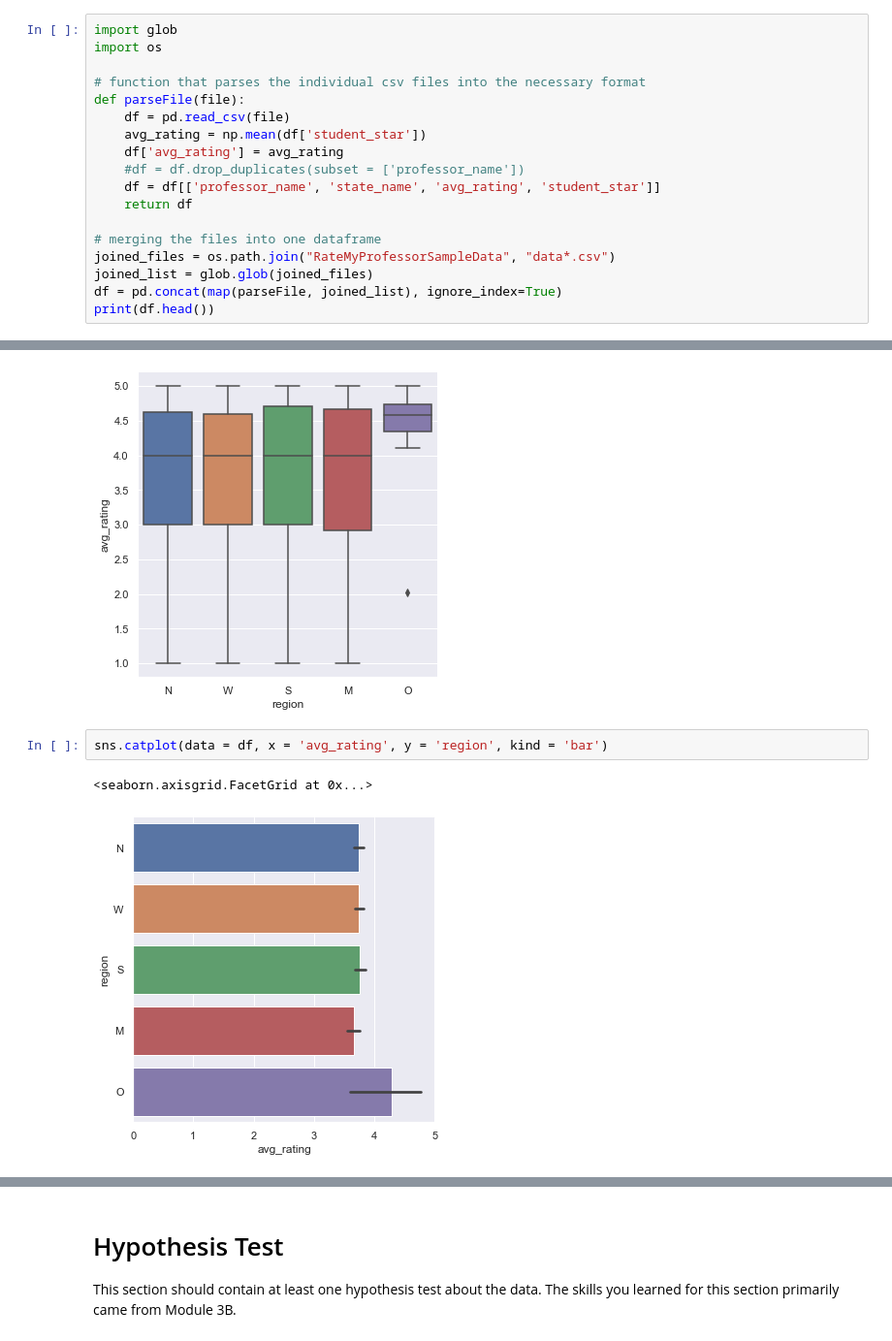
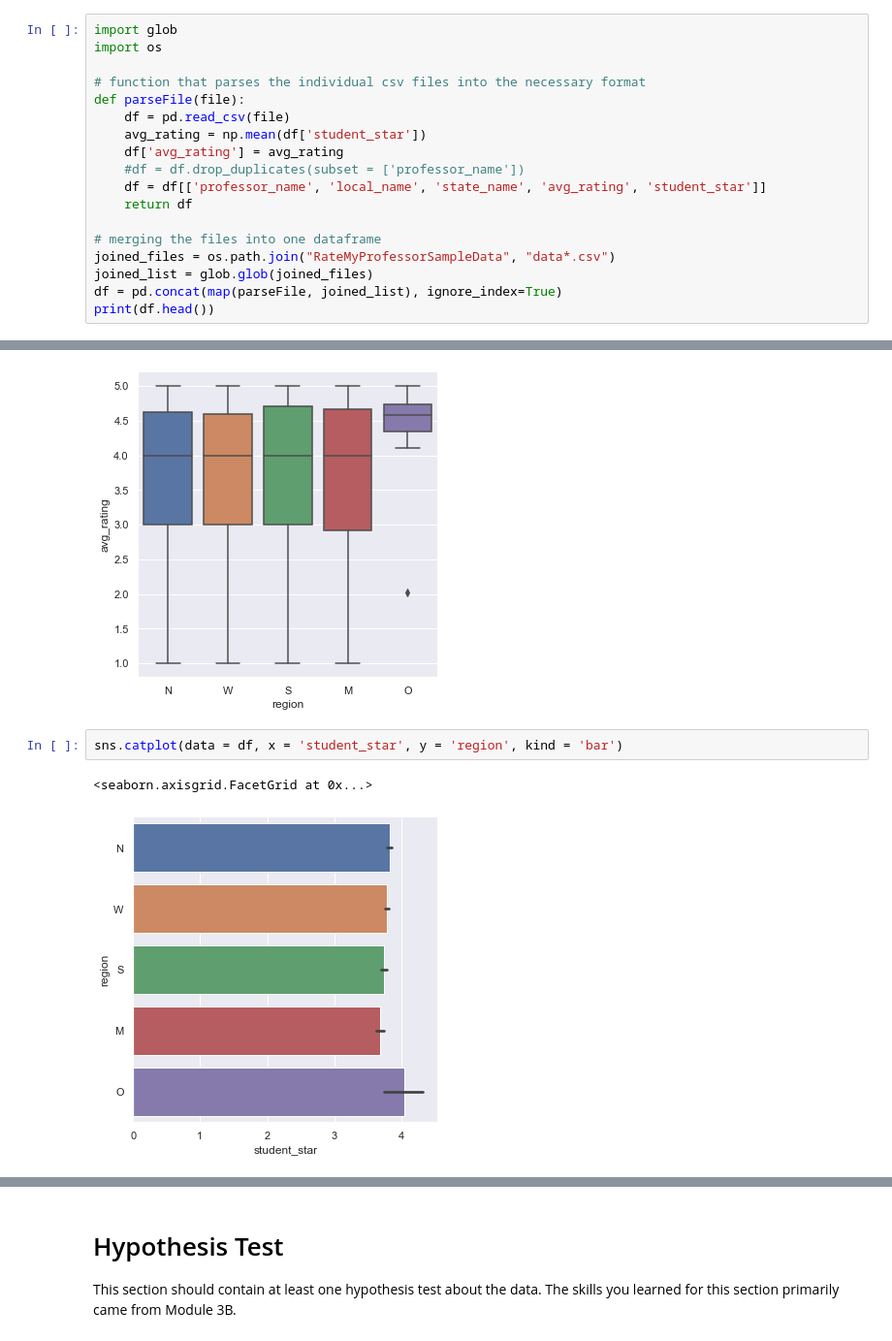
Before and after one commit to psuedoche/rateProfProject, a Jupyter notebook: final-perform.ipynb, the cells around one changed output, grey strips where cells are left out. Shown at 97% size. Drawn from its saved outputs; the diff is of its cells as text.

```diff
--- a/final-perform.ipynb
+++ b/final-perform.ipynb
@@ -39,7 +40,7 @@ def parseFile(file):
     avg_rating = np.mean(df['student_star'])
     df['avg_rating'] = avg_rating
     #df = df.drop_duplicates(subset = ['professor_name'])
-    df = df[['professor_name', 'state_name', 'avg_rating', 'student_star']]
+    df = df[['professor_name', 'local_name', 'state_name', 'avg_rating', 'student_star']]
     return df
 
 # merging the files into one dataframe
@@ -164,9 +195,9 @@ sns.catplot(data = avg_ratings_df, x = 'region', y = 'avg_rating', kind='box')
 <seaborn.axisgrid.FacetGrid at 0x...>
 [figure]
 # %%
-sns.catplot(data = df, x = 'avg_rating', y = 'region', kind = 'bar')
+sns.catplot(data = df, x = 'student_star', y = 'region', kind = 'bar')
 # %% [output]
 <seaborn.axisgrid.FacetGrid at 0x...>
-[figure, old version]
+[figure, new version]
 # %%
 # visualization of the distribution of each regions ratings
```
Also changed, not shown: parts of 11 cells of this notebook, 2 other files.
